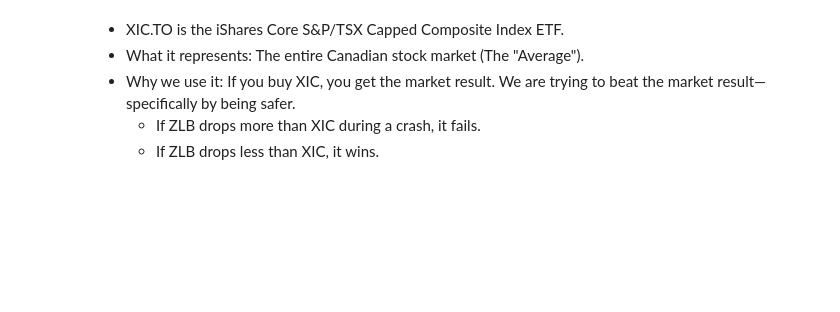
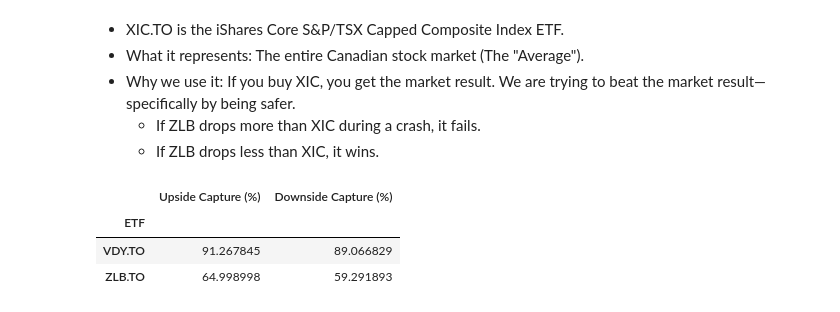
Before and after one commit to smart-minds-dev/etf-eda, a Jupyter notebook: notebooks/02_modules.ipynb, the cells around one changed output. Cells and saved outputs as stored; diff of their text form; code cells hidden in the pictures; blank space fills up the shorter version.

```diff
--- a/notebooks/02_modules.ipynb
+++ b/notebooks/02_modules.ipynb
@@ -299,3 +307,34 @@ var_mkt = market.var()
 - Why we use it: If you buy XIC, you get the market result. We are trying to beat the market result—specifically by being safer.
     - If ZLB drops more than XIC during a crash, it fails.
     - If ZLB drops less than XIC, it wins.
+# %%
+def upside_downside_capture(asset, benchmark):
+    """
+    Capture ratios (%):
+    - Downside capture: avg(asset) / avg(benchmark) on benchmark < 0 days
+    - Upside capture:   avg(asset) / avg(benchmark) on benchmark > 0 days
+
+    Lower downside is better.
+    Higher upside is better.
+    """
+    mask_down = benchmark < 0
+    mask_up = benchmark > 0
+
+    down = (asset[mask_down].mean() / benchmark[mask_down].mean()) * 100 if mask_down.sum() > 10 else np.nan
+    up = (asset[mask_up].mean() / benchmark[mask_up].mean()) * 100 if mask_up.sum() > 10 else np.nan
+
+    return up, down
+# %%
+results = []
+
+for t in ["VDY.TO", "ZLB.TO"]:
+    up, down = upside_downside_capture(cad[t], market)
+    results.append({"ETF": t, "Upside Capture (%)": up, "Downside Capture (%)": down})
+
+capture_df = pd.DataFrame(results).set_index("ETF")
+capture_df
+# %% [output]
+|  | Upside Capture (%) | Downside Capture (%) |
+| ETF |  |  |
+| VDY.TO | 91.267845 | 89.066829 |
+| ZLB.TO | 64.998998 | 59.291893 |
```
Also changed, not shown: parts of 6 cells of this notebook.
